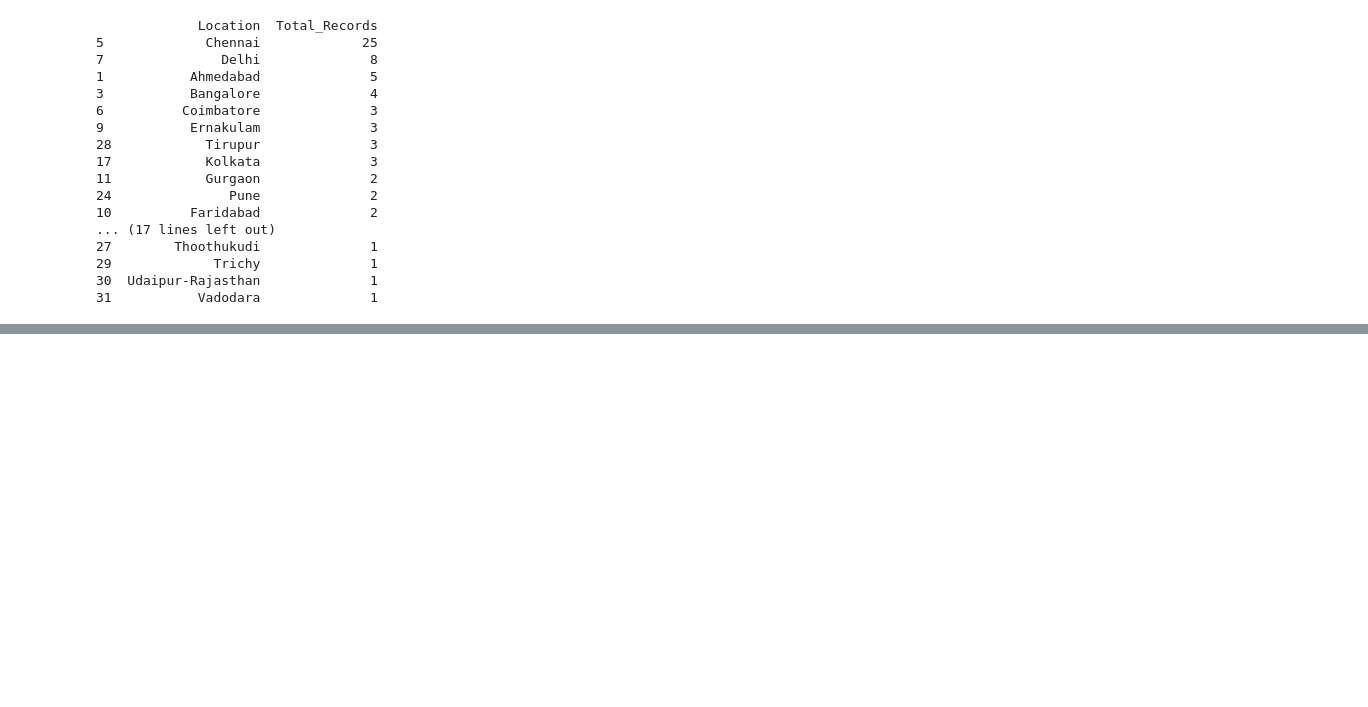
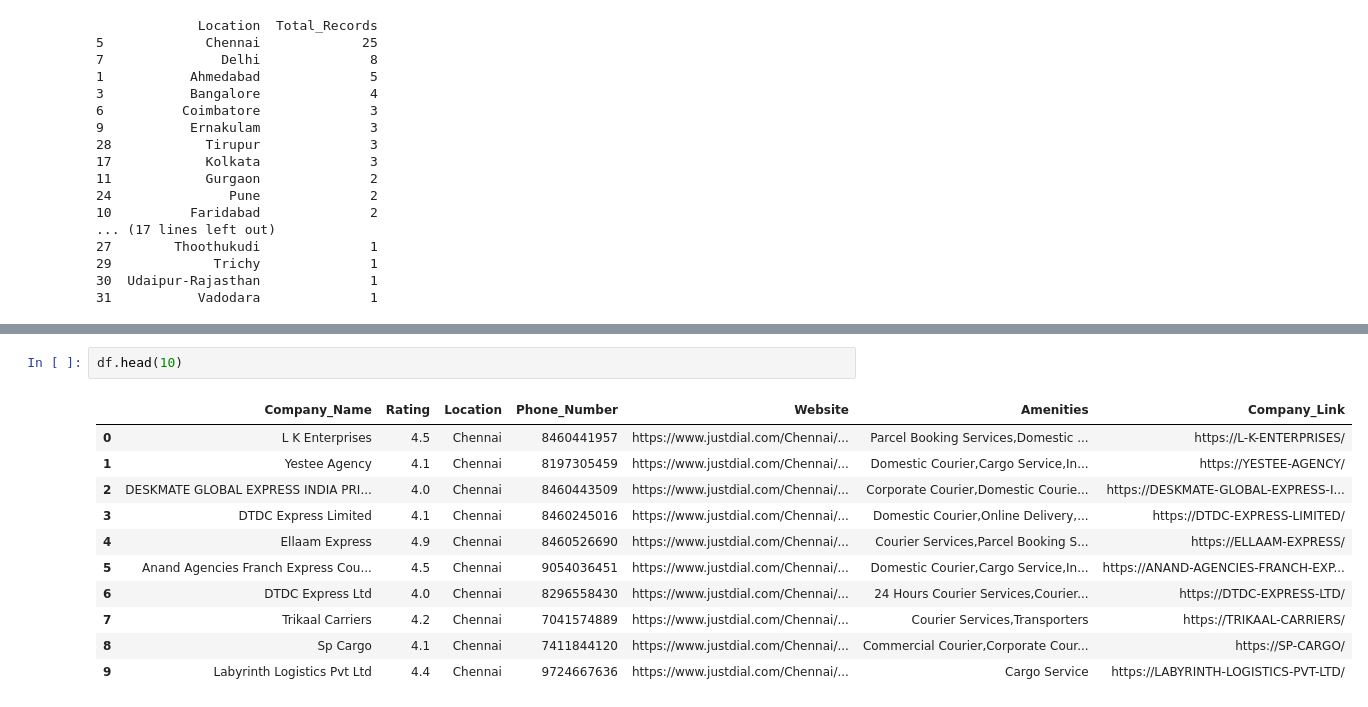
Before and after one commit to Mohandoss20k/Data_Scraper-, a Jupyter notebook: Data_Scraper_Cargos.ipynb, the cells around one changed output, grey strips where cells are left out. Drawn from its saved outputs; the diff is of its cells as text; blank space fills up the shorter version.

```diff
--- a/Data_Scraper_Cargos.ipynb
+++ b/Data_Scraper_Cargos.ipynb
@@ -255,0 +280,14 @@ Total records found: 10
+# %%
+df.head(10)
+# %% [output]
+|  | Company_Name | Rating | Location | Phone_Number | Website | Amenities | Company_Link |
+| 0 | L K Enterprises | 4.5 | Chennai | 8460441957 | https://www.justdial.com/Chennai/... | Parcel Booking Services,Domestic ... | https://L-K-ENTERPRISES/ |
+| 1 | Yestee Agency | 4.1 | Chennai | 8197305459 | https://www.justdial.com/Chennai/... | Domestic Courier,Cargo Service,In... | https://YESTEE-AGENCY/ |
+| 2 | DESKMATE GLOBAL EXPRESS INDIA PRI... | 4.0 | Chennai | 8460443509 | https://www.justdial.com/Chennai/... | Corporate Courier,Domestic Courie... | https://DESKMATE-GLOBAL-EXPRESS-I... |
+| 3 | DTDC Express Limited | 4.1 | Chennai | 8460245016 | https://www.justdial.com/Chennai/... | Domestic Courier,Online Delivery,... | https://DTDC-EXPRESS-LIMITED/ |
+| 4 | Ellaam Express | 4.9 | Chennai | 8460526690 | https://www.justdial.com/Chennai/... | Courier Services,Parcel Booking S... | https://ELLAAM-EXPRESS/ |
+| 5 | Anand Agencies Franch Express Cou... | 4.5 | Chennai | 9054036451 | https://www.justdial.com/Chennai/... | Domestic Courier,Cargo Service,In... | https://ANAND-AGENCIES-FRANCH-EXP... |
+| 6 | DTDC Express Ltd | 4.0 | Chennai | 8296558430 | https://www.justdial.com/Chennai/... | 24 Hours Courier Services,Courier... | https://DTDC-EXPRESS-LTD/ |
+| 7 | Trikaal Carriers | 4.2 | Chennai | 7041574889 | https://www.justdial.com/Chennai/... | Courier Services,Transporters | https://TRIKAAL-CARRIERS/ |
+| 8 | Sp Cargo | 4.1 | Chennai | 7411844120 | https://www.justdial.com/Chennai/... | Commercial Courier,Corporate Cour... | https://SP-CARGO/ |
+| 9 | Labyrinth Logistics Pvt Ltd | 4.4 | Chennai | 9724667636 | https://www.justdial.com/Chennai/... | Cargo Service | https://LABYRINTH-LOGISTICS-PVT-LTD/ |
```
Also changed, not shown: parts of 5 cells of this notebook.
